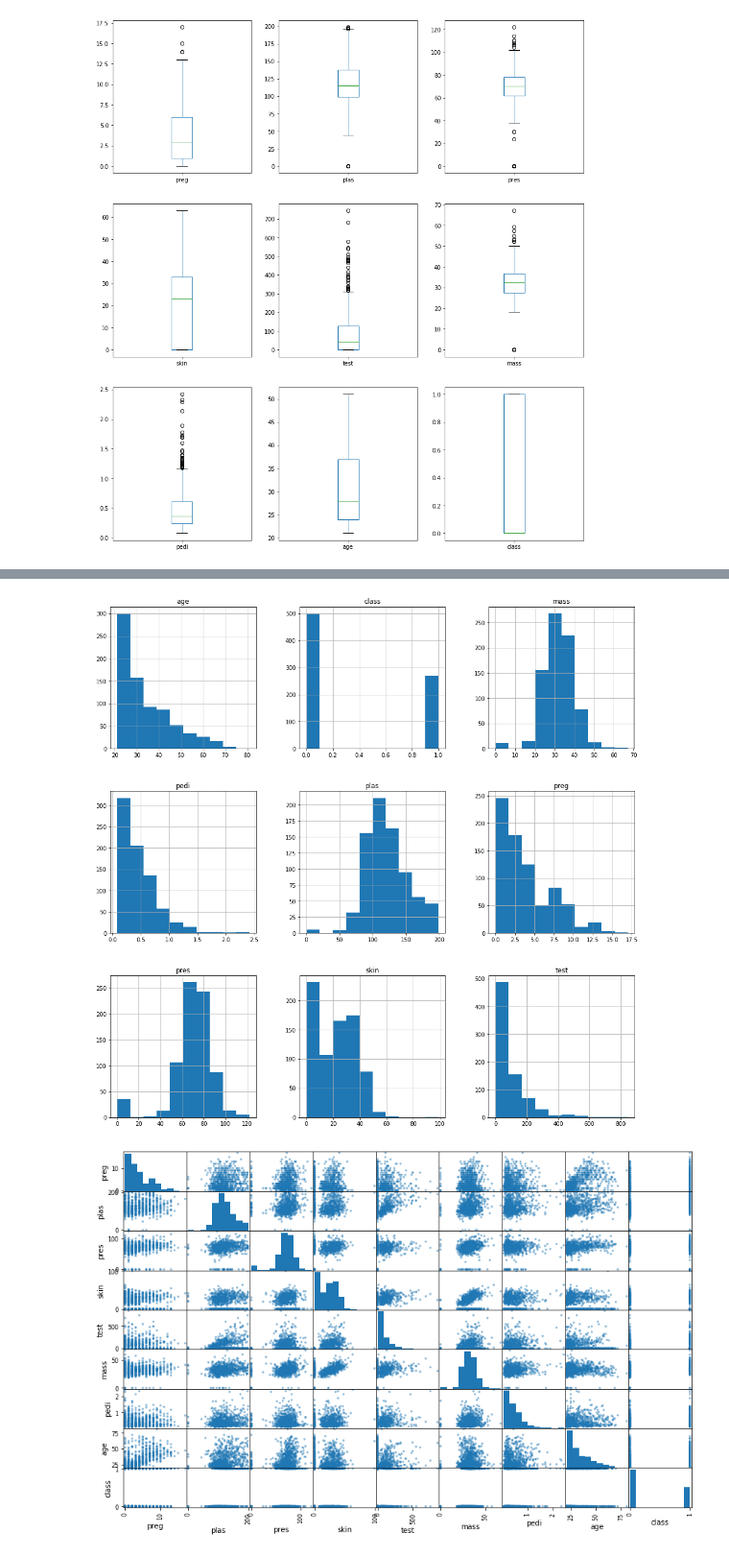
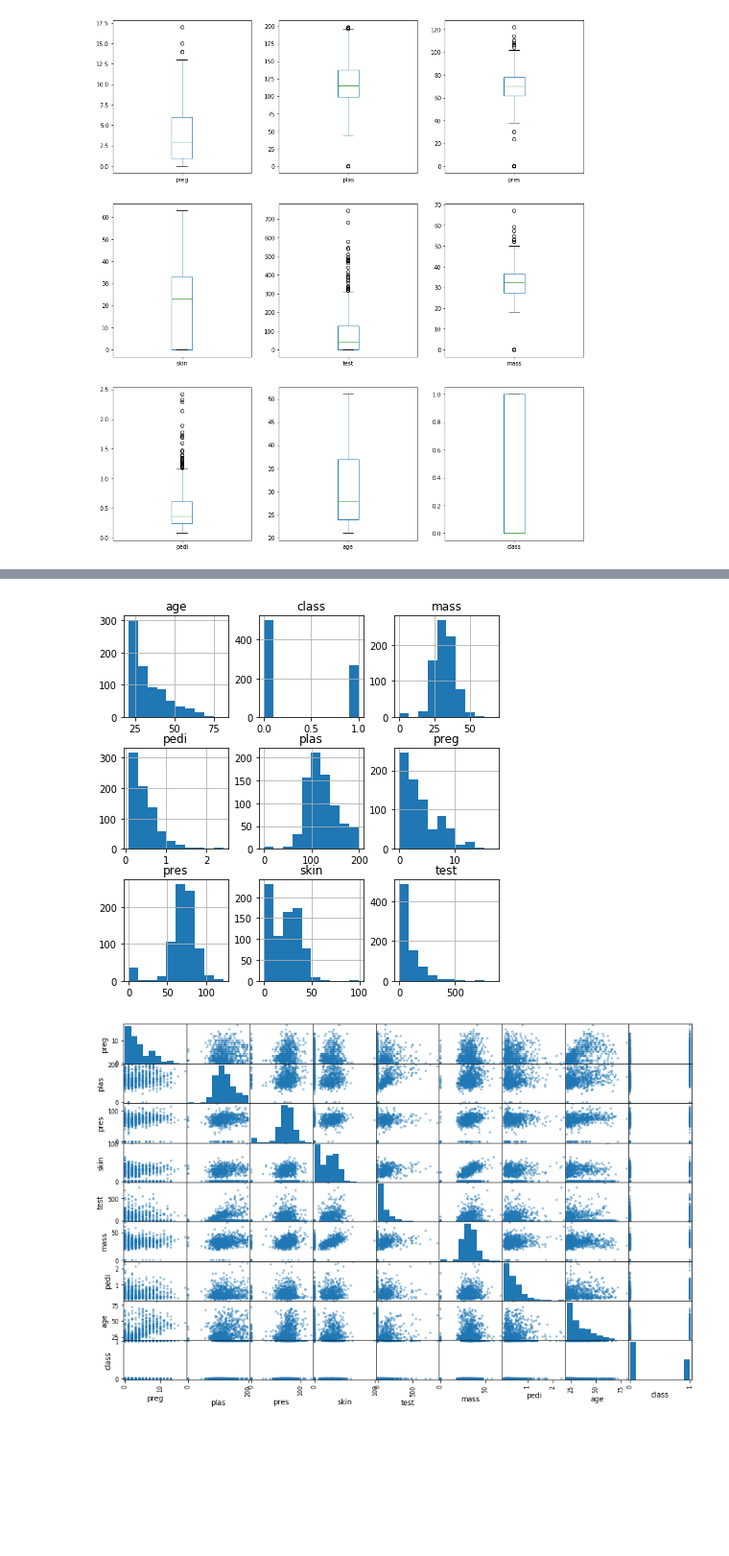
Before and after one commit to enuguru/DataScienceLevelOne, a Jupyter notebook: pydslevelone/data_visualization/plots.ipynb, the cells around one changed output, grey strips where cells are left out. Shown at 96% size. Drawn from its saved outputs; the diff is of its cells as text; code cells hidden in the pictures; blank space fills up the shorter version.

```diff
--- a/pydslevelone/data_visualization/plots.ipynb
+++ b/pydslevelone/data_visualization/plots.ipynb
@@ -47,8 +49,8 @@ plt.show()
 # %%
-data.hist(figsize=(17,17))
+data.hist(figsize=(7,7))
 plt.show()
 # %% [output]
-[figure, old version]
+[figure, new version]
 # %%
 url = "https://raw.githubusercontent.com/jbrownlee/Datasets/master/pima-indians-diabetes.csv"
 names = ['preg', 'plas', 'pres', 'skin', 'test', 'mass', 'pedi', 'age', 'class']
```
Also changed, not shown: parts of 2 cells of this notebook, 5 other files.
